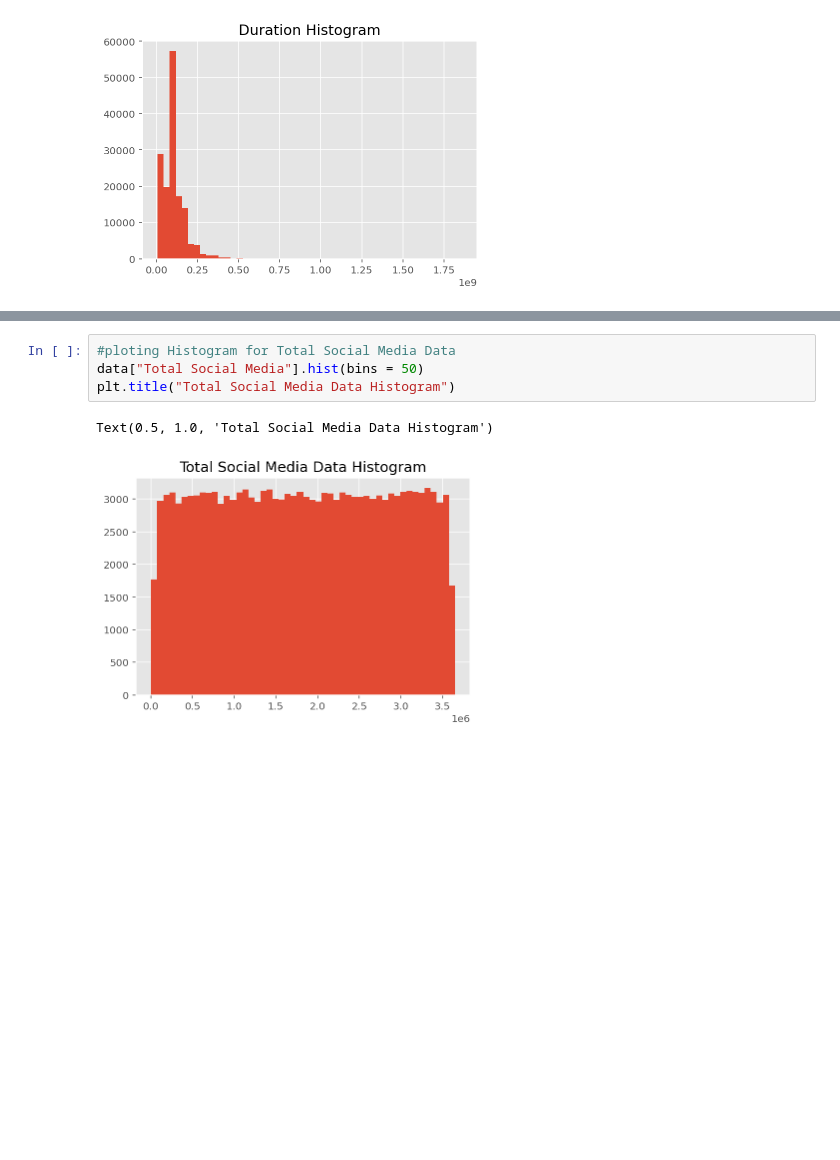
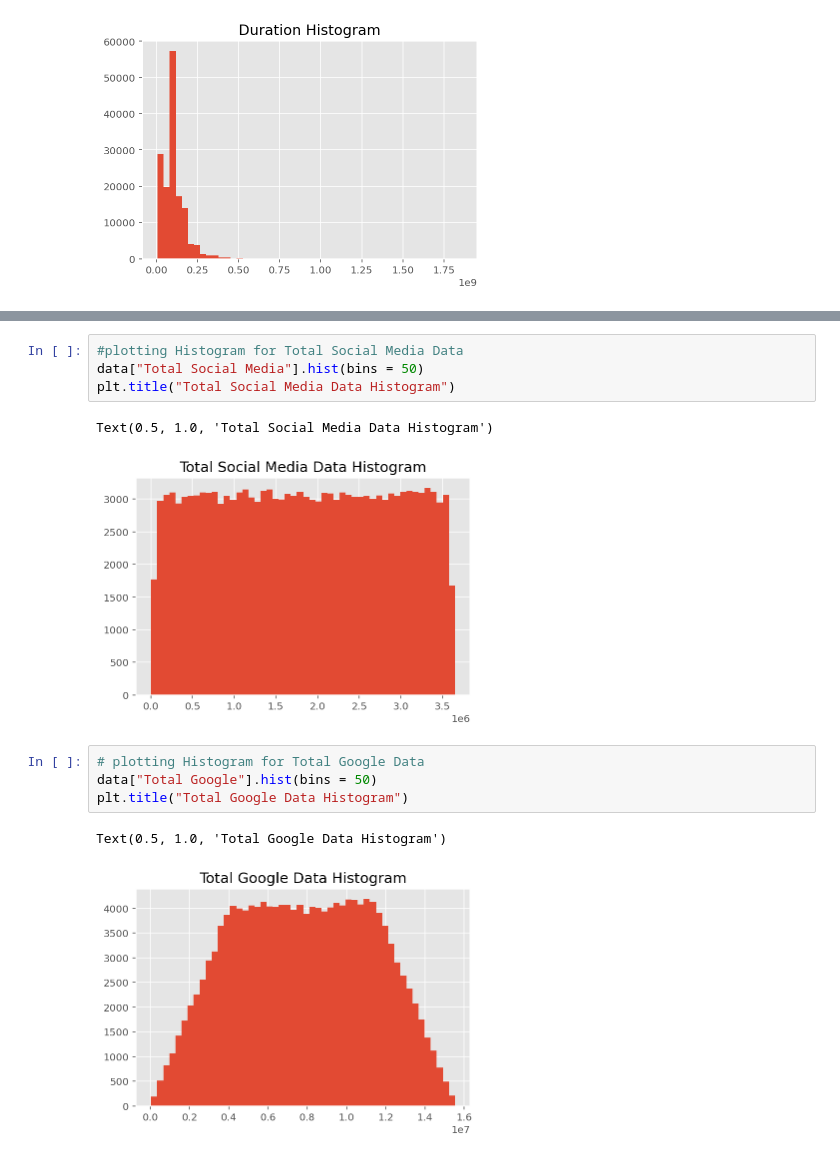
Before and after one commit to bezawitalemyimer/10xAc, a Jupyter notebook: week1/notebooks/data_source_csv.ipynb, the cells around one changed output, grey strips where cells are left out. Saved outputs shown, nothing was run; the diff lists cells and outputs as text; blank space fills up the shorter version.

Commit message:
plotting Histogram for Total Google Data

```diff
--- a/week1/notebooks/data_source_csv.ipynb
+++ b/week1/notebooks/data_source_csv.ipynb
@@ -566,9 +566,16 @@ plt.title("Total Upload Histogram")
 Text(0.5, 1.0, 'Total Upload Histogram')
 [figure]
 # %%
-#ploting Histogram for Total Social Media Data
+#plotting Histogram for Total Social Media Data
 data["Total Social Media"].hist(bins = 50)
 plt.title("Total Social Media Data Histogram")
 # %% [output]
 Text(0.5, 1.0, 'Total Social Media Data Histogram')
 [figure]
+# %%
+# plotting Histogram for Total Google Data
+data["Total Google"].hist(bins = 50)
+plt.title("Total Google Data Histogram")
+# %% [output]
+Text(0.5, 1.0, 'Total Google Data Histogram')
+[figure, added]
```
Also changed, not shown: parts of 2 cells of this notebook.
